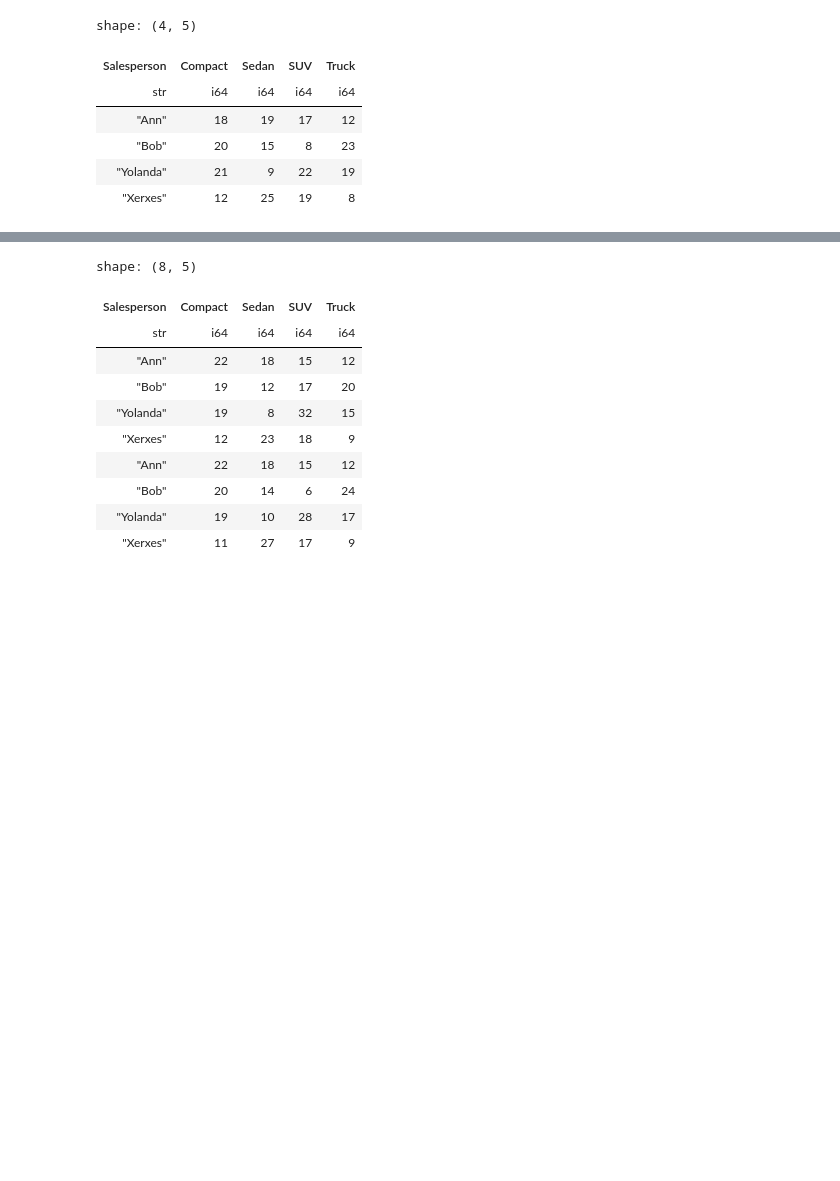
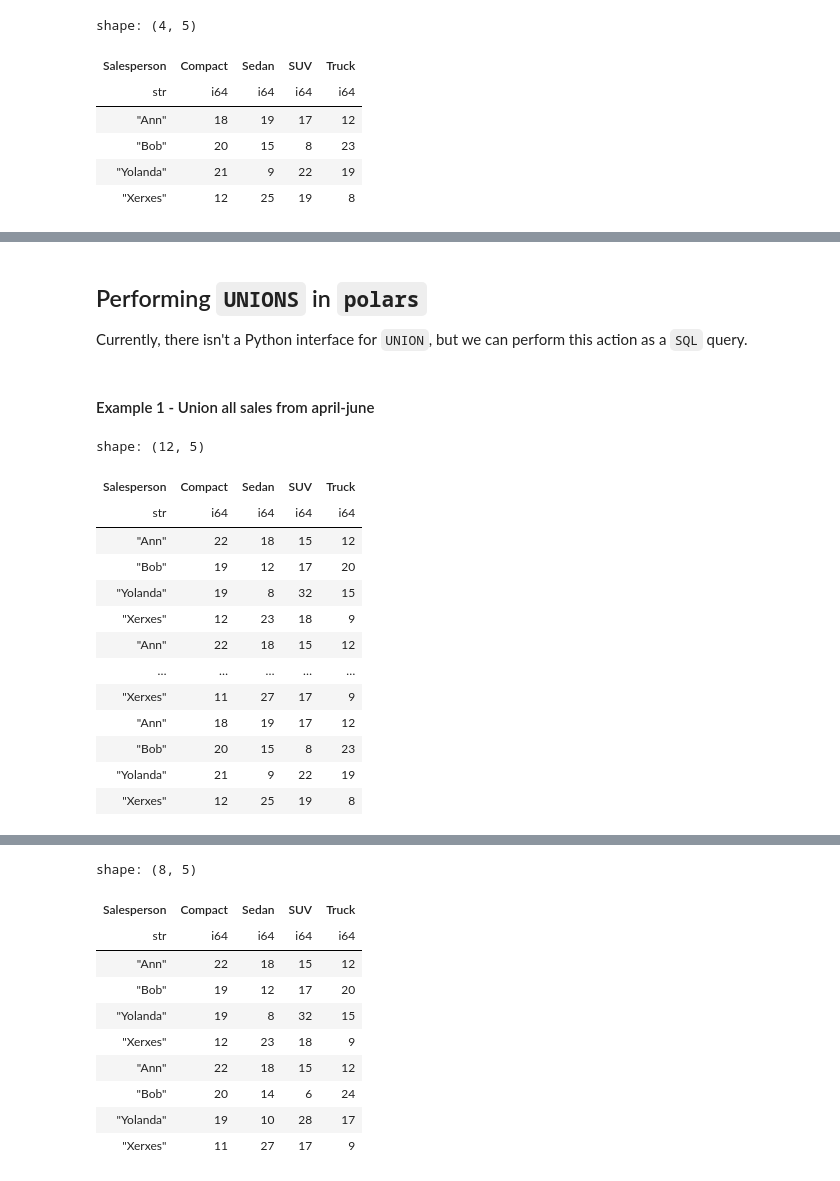
Before and after one commit to wmackedanz/dsci_325_module_7_more_data_management_in_python, a Jupyter notebook: 7_4_combining_tables_with_set_like_operations_w_polars.ipynb, the cells around one changed output, grey strips where cells are left out. Drawn from its saved outputs; the diff is of its cells as text; code cells hidden in the pictures; blank space fills up the shorter version.

Commit message:
Updates to the lecture on unioning tables

```diff
--- a/7_4_combining_tables_with_set_like_operations_w_polars.ipynb
+++ b/7_4_combining_tables_with_set_like_operations_w_polars.ipynb
@@ -43,6 +43,7 @@ All operations
     * Keeps duplicate rows
 # %%
 import polars as pl
+pl.Config.with_columns_kwargs = True
 # %%
 sales_apr = pl.read_csv('./sample_data/auto_sales_apr.csv')
 sales_apr
@@ -78,0 +109,27 @@ shape: (4, 5)
+# %% [markdown]
+## Performing `UNIONS` in `polars`
+
+Currently, there isn't a Python interface for `UNION`, but we can perform this action as a `SQL` query.
+# %% [markdown]
+#### Example 1 - Union all sales from april-june
+# %%
+pl.sql("""
+SELECT * from sales_apr
+UNION ALL SELECT * from sales_may
+UNION ALL SELECT * from sales_june
+""").collect()
+# %% [output]
+shape: (12, 5)
+| Salesperson | Compact | Sedan | SUV | Truck |
+| str | i64 | i64 | i64 | i64 |
+| "Ann" | 22 | 18 | 15 | 12 |
+| "Bob" | 19 | 12 | 17 | 20 |
+| "Yolanda" | 19 | 8 | 32 | 15 |
+| "Xerxes" | 12 | 23 | 18 | 9 |
+| "Ann" | 22 | 18 | 15 | 12 |
+| … | … | … | … | … |
+| "Xerxes" | 11 | 27 | 17 | 9 |
+| "Ann" | 18 | 19 | 17 | 12 |
+| "Bob" | 20 | 15 | 8 | 23 |
+| "Yolanda" | 21 | 9 | 22 | 19 |
+| "Xerxes" | 12 | 25 | 19 | 8 |
```
Also changed, not shown: parts of 11 cells of this notebook.
